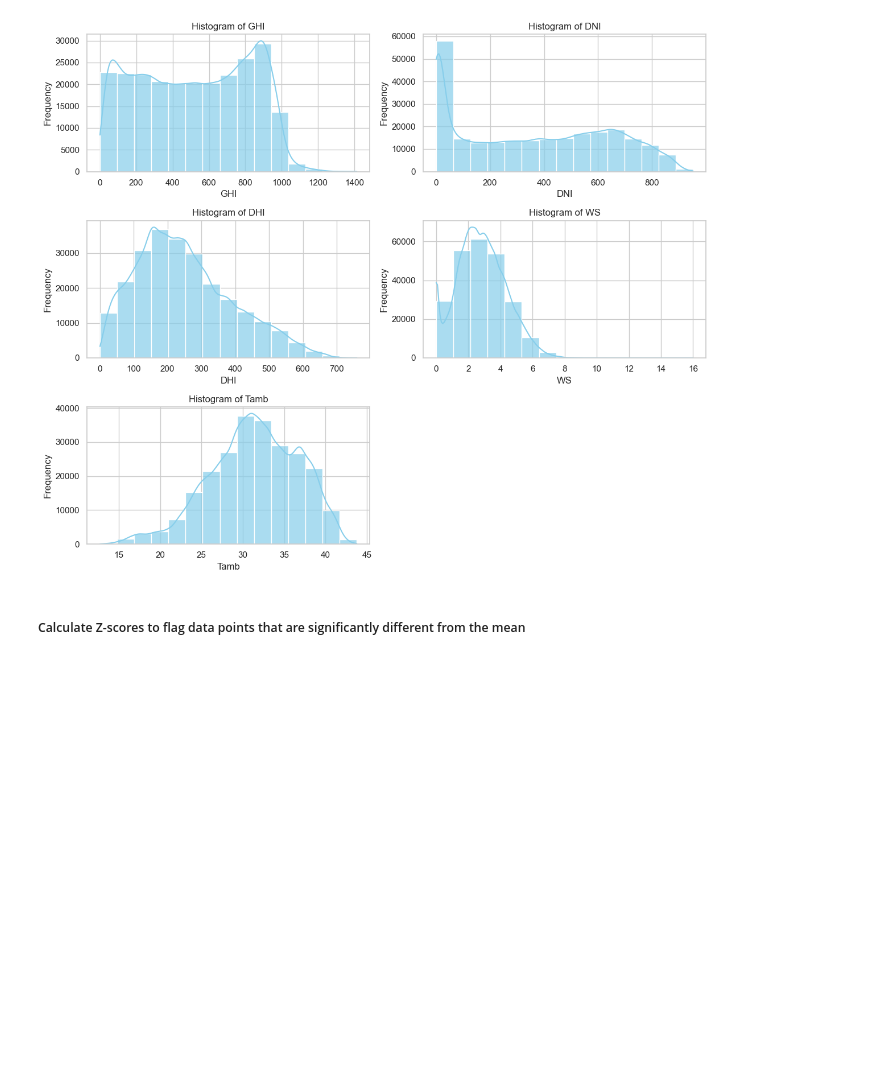
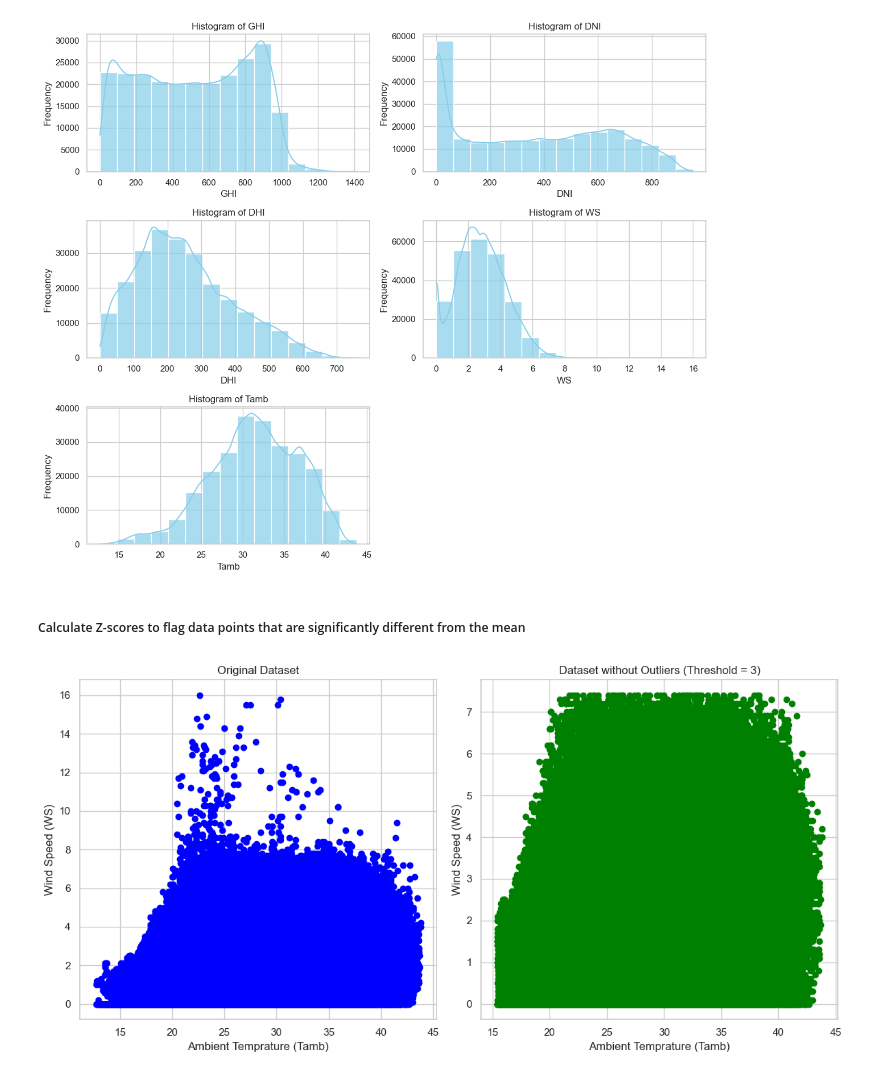
Before and after one commit to mebratuteshale/mebratu-week0, a Jupyter notebook: notebooks/benin_EDA.ipynb, the cells around one changed output. Drawn from its saved outputs; the diff is of its cells as text; code cells hidden in the pictures; blank space fills up the shorter version.

Commit message:
z-score and Bubble chart

```diff
--- a/notebooks/benin_EDA.ipynb
+++ b/notebooks/benin_EDA.ipynb
@@ -410,0 +379,36 @@ plt.show()
+# %%
+# Calculate Z-scores for each column
+from scipy.stats import zscore
+selected_cols = ['GHI', 'DNI', 'DHI', 'ModA', 'ModB', 'Tamb', 'RH', 'WS','WSgust', 'WSstdev', 'WD', 'WDstdev', 'BP', 'TModA', 'TModB']
+# Calculate mean and standard deviation for selected features
+means = df_benin[selected_cols].mean()
+stds = df_benin[selected_cols].std()
+
+# Calculate Z-scores for selected columns
+z_scores = ((df_benin[selected_cols] - means) / stds)
+
+zscore_threshold=3
+# Detect outliers based on the threshold which is 3
+outliers = (np.abs(z_scores) > zscore_threshold).any(axis=1)
+
+# Filter outliers from the dataset
+filtered_data = df_benin[~outliers]
+
+# Visualize the original dataset
+plt.figure(figsize=(12, 6))
+plt.subplot(1, 2, 1)
+plt.scatter(df_benin['Tamb'], df_benin['WS'], color='blue', label='Original Data')
+plt.xlabel('Ambient Temprature (Tamb)')
+plt.ylabel('Wind Speed (WS)')
+plt.title('Original Dataset')
+
+# Visualize the filtered dataset without outliers
+plt.subplot(1, 2, 2)
+plt.scatter(filtered_data['Tamb'], filtered_data['WS'], color='green', label='Filtered Data')
+plt.xlabel('Ambient Temprature (Tamb)')
+plt.ylabel('Wind Speed (WS)')
+plt.title('Dataset without Outliers (Threshold = {})'.format(zscore_threshold))
+plt.tight_layout()
+plt.show()
+# %% [output]
+[figure, added]
```
Also changed, not shown: parts of 5 cells of this notebook.
